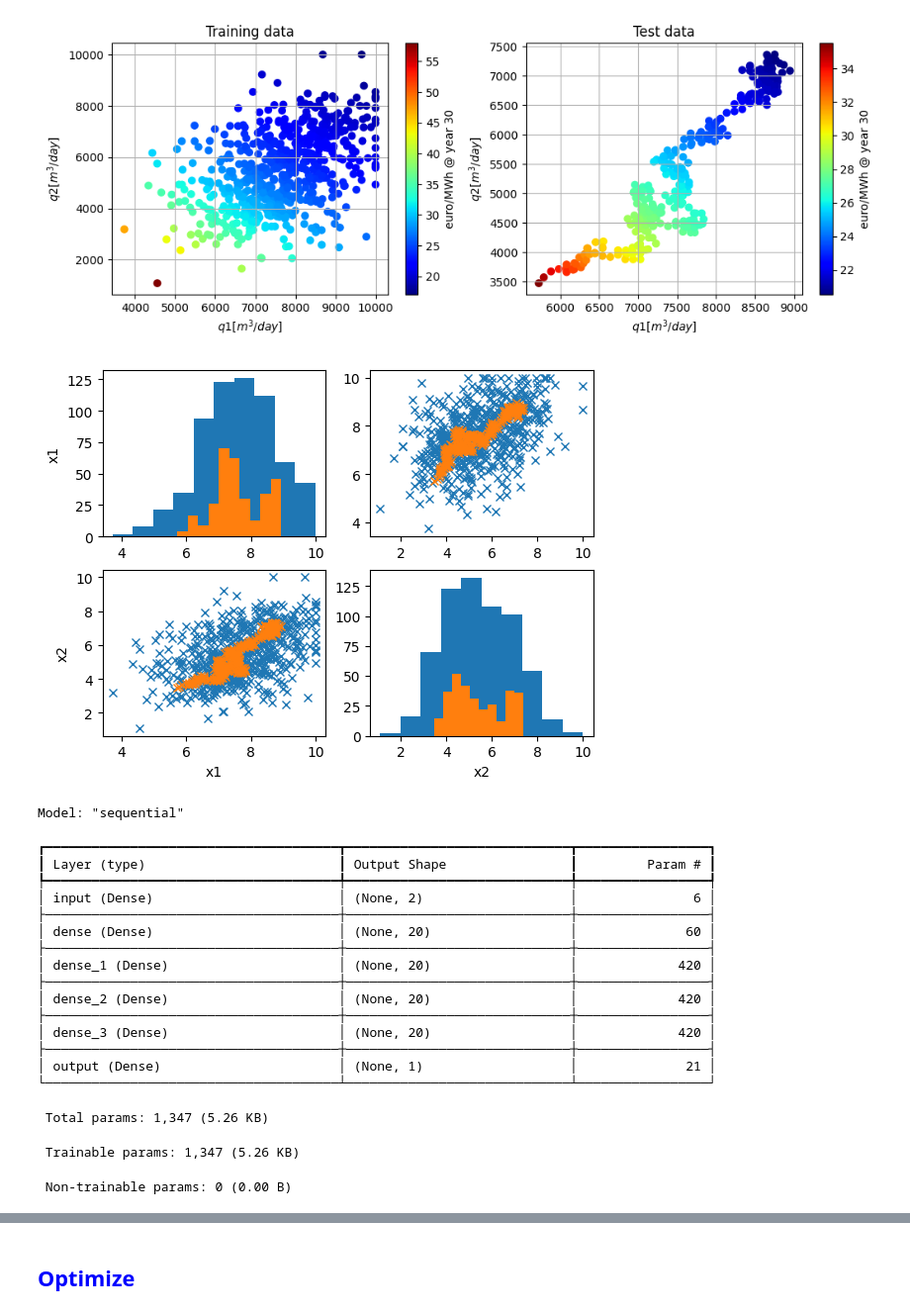
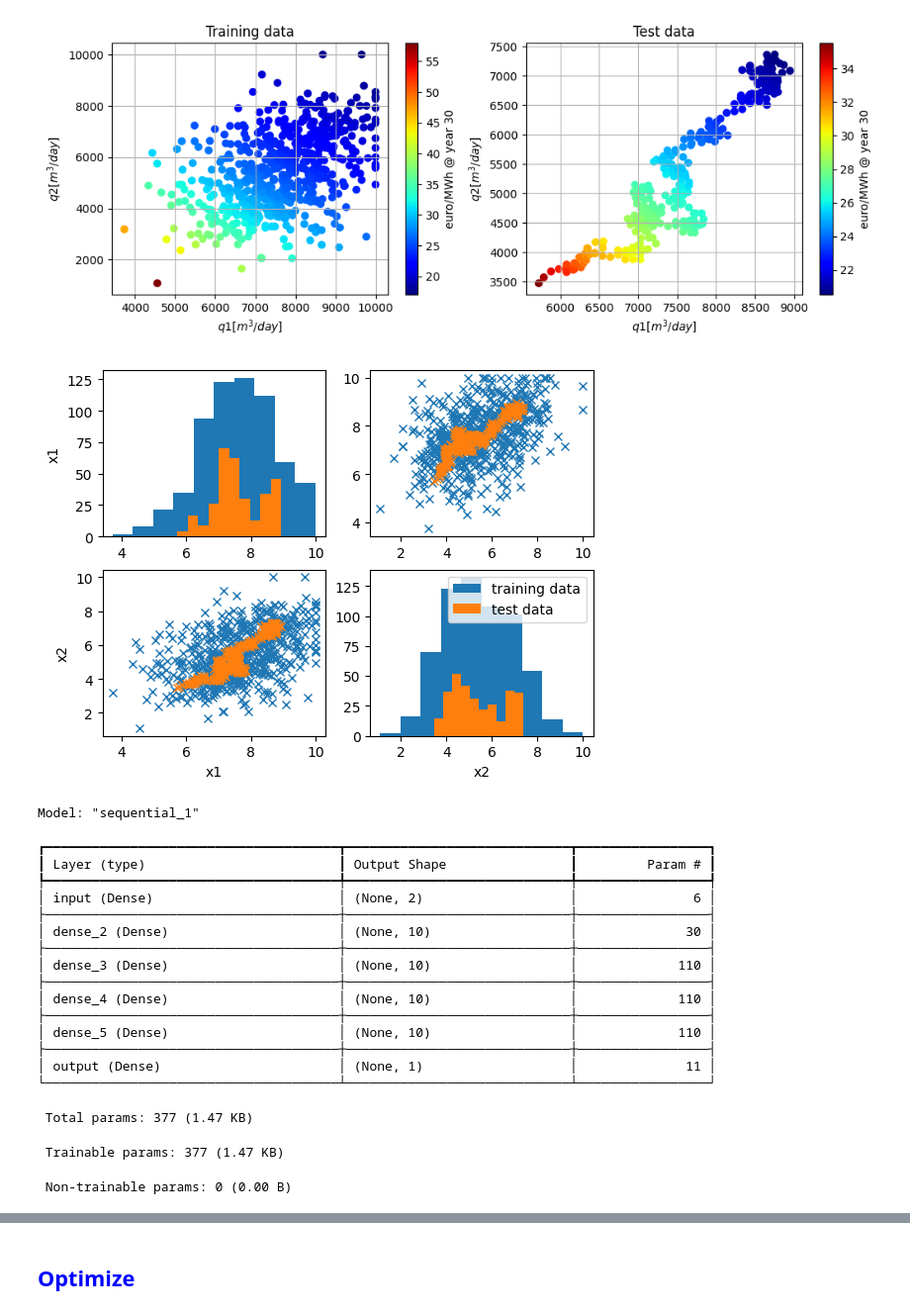
Before and after one commit to George-HM-2021/DGC_Neural_Network, a Jupyter notebook: session5.ipynb, the cells around one changed output, grey strips where cells are left out. Shown: that part at 99% size. Drawn from its saved outputs; the diff is of its cells as text; code cells hidden in the pictures.

```diff
--- a/session5.ipynb
+++ b/session5.ipynb
@@ -594,35 +660,36 @@ plt.show()
 # %%
 # normalize training data
 #mu = np.mean(train_x, axis = 0)
 #min_max = train_x.max(axis = 0) - train_x.min(axis = 0)
 
 mu       = 0
 min_max  = 1e3
 train_xn = (train_x - mu) / min_max
 test_xn  = (test_x - mu) / min_max
 
 plt.figure(dpi = 100)
 plt.subplot(2,2,1)
 plt.hist(train_xn[:,0])
 plt.hist(test_xn[:,0])
 plt.ylabel('x1')
 plt.subplot(2,2,2)
 plt.plot(train_xn[:,1], train_xn[:,0], 'x')
 plt.plot(test_xn[:,1], test_xn[:,0], 'x')
 plt.subplot(2,2,3)
 plt.plot(train_xn[:,0], train_xn[:,1], 'x')
 plt.plot(test_xn[:,0], test_xn[:,1], 'x')
 plt.xlabel('x1')
 plt.ylabel('x2')
 plt.subplot(2,2,4)
 plt.hist(train_xn[:,1])
 plt.hist(test_xn[:,1])
 plt.xlabel('x2')
+plt.legend(['training data', 'test data'])
 plt.show()
 # %% [output]
-[figure, old version]
+[figure, new version]
 # %%
-nl  = 2  # number of hidden layers
+nl  = 4  # number of hidden layers
 nu  = 10 # number of neurons per layer
 act = 'tanh' # activation function
 lr0 = 1e-3 # learning rate
@@ -630,26 +697,26 @@ lr0 = 1e-3 # learning rate
 NN = NeuralNetwork(train_xn, train_y/1e2, test_xn, test_y/1e2)
 NN.create_model(n_units = nu, nl = nl) # create model
 NN.model.summary()
-NN.compile_model(lr0, decay_rate = 0.1, decay_steps = 32000, custom_metrics = None, custom_loss = 'MSE')
+NN.compile_model(lr0, decay_rate = 0.5, decay_steps = 32000, custom_metrics = None, custom_loss = 'MSE')
 # %% [output]
-Model: "sequential"
+Model: "sequential_1"
 ┏━━━━━━━━━━━━━━━━━━━━━━━━━━━━━━━━━━━━━━┳━━━━━━━━━━━━━━━━━━━━━━━━━━━━━┳━━━━━━━━━━━━━━━━━┓
 ┃ Layer (type)                         ┃ Output Shape                ┃         Param # ┃
 ┡━━━━━━━━━━━━━━━━━━━━━━━━━━━━━━━━━━━━━━╇━━━━━━━━━━━━━━━━━━━━━━━━━━━━━╇━━━━━━━━━━━━━━━━━┩
 │ input (Dense)                        │ (None, 2)                   │               6 │
 ├──────────────────────────────────────┼─────────────────────────────┼─────────────────┤
-│ dense (Dense)                        │ (None, 20)                  │              60 │
+│ dense_2 (Dense)                      │ (None, 10)                  │              30 │
 ├──────────────────────────────────────┼─────────────────────────────┼─────────────────┤
-│ dense_1 (Dense)                      │ (None, 20)                  │             420 │
+│ dense_3 (Dense)                      │ (None, 10)                  │             110 │
 ├──────────────────────────────────────┼─────────────────────────────┼─────────────────┤
-│ dense_2 (Dense)                      │ (None, 20)                  │             420 │
+│ dense_4 (Dense)                      │ (None, 10)                  │             110 │
 ├──────────────────────────────────────┼─────────────────────────────┼─────────────────┤
-│ dense_3 (Dense)                      │ (None, 20)                  │             420 │
+│ dense_5 (Dense)                      │ (None, 10)                  │             110 │
 ├──────────────────────────────────────┼─────────────────────────────┼─────────────────┤
-│ output (Dense)                       │ (None, 1)                   │              21 │
+│ output (Dense)                       │ (None, 1)                   │              11 │
 └──────────────────────────────────────┴─────────────────────────────┴─────────────────┘
- Total params: 1,347 (5.26 KB)
+ Total params: 377 (1.47 KB)
- Trainable params: 1,347 (5.26 KB)
+ Trainable params: 377 (1.47 KB)
  Non-trainable params: 0 (0.00 B)
 # %%
 # train neural network
```
Also changed, not shown: parts of 16 cells of this notebook.
